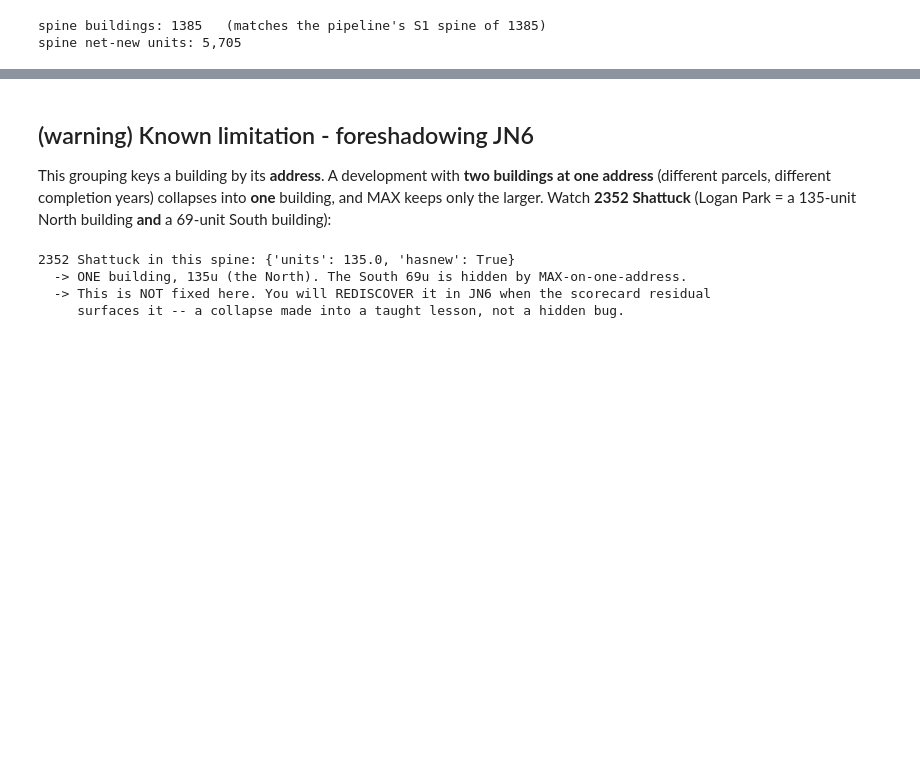
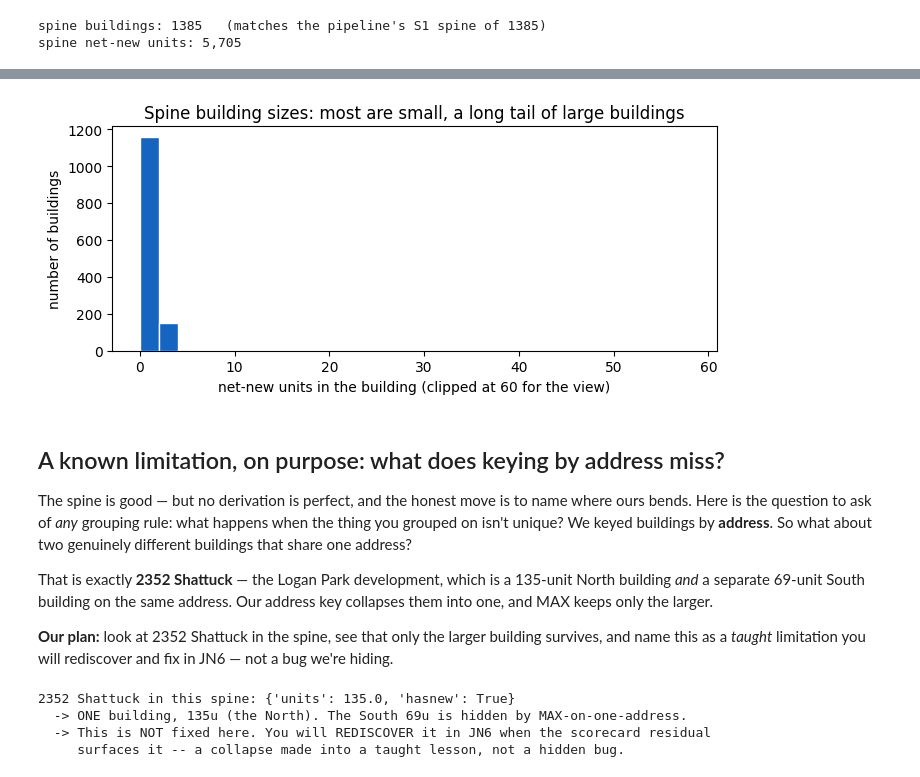
Before and after one commit to blockXblock/berkeley-housing-analysis, a Jupyter notebook: notebooks/curriculum/JN3_spine_units.ipynb, the cells around one changed output, grey strips where cells are left out. Cells and saved outputs as stored; diff of their text form; code cells hidden in the pictures; blank space fills up the shorter version.

```diff
--- a/notebooks/curriculum/JN3_spine_units.ipynb
+++ b/notebooks/curriculum/JN3_spine_units.ipynb
@@ -193,7 +333,23 @@ spine net-new units: 5,705
+# %%
+import matplotlib.pyplot as plt
+# distribution of building sizes in the spine (reads the spine dict computed above)
+_sizes = [b['units'] for b in spine.values()]
+fig, ax = plt.subplots(figsize=(7, 3.2))
+ax.hist(_sizes, bins=range(0, 60, 2), color='#1565c0', edgecolor='white')
+ax.set_title('Spine building sizes: most are small, a long tail of large buildings')
+ax.set_xlabel('net-new units in the building (clipped at 60 for the view)')
+ax.set_ylabel('number of buildings')
+plt.tight_layout(); plt.show()
+# %% [output]
+[figure, added]
 # %% [markdown]
-## (warning) Known limitation - foreshadowing JN6
+## A known limitation, on purpose: what does keying by address miss?
 
-This grouping keys a building by its **address**. A development with **two buildings at one address** (different parcels, different completion years) collapses into **one** building, and MAX keeps only the larger. Watch **2352 Shattuck** (Logan Park = a 135-unit North building **and** a 69-unit South building):
+The spine is good — but no derivation is perfect, and the honest move is to name where ours bends. Here is the question to ask of *any* grouping rule: what happens when the thing you grouped on isn't unique? We keyed buildings by **address**. So what about two genuinely different buildings that share one address?
+
+That is exactly **2352 Shattuck** — the Logan Park development, which is a 135-unit North building *and* a separate 69-unit South building on the same address. Our address key collapses them into one, and MAX keeps only the larger.
+
+**Our plan:** look at 2352 Shattuck in the spine, see that only the larger building survives, and name this as a *taught* limitation you will rediscover and fix in JN6 — not a bug we're hiding.
 # %%
 k = normalize_address('2352 Shattuck Ave')
 print(f'2352 Shattuck in this spine: {spine[(k.number, k.street, k.stype)]}')
```
Also changed, not shown: parts of 23 cells of this notebook, 6 other files.
